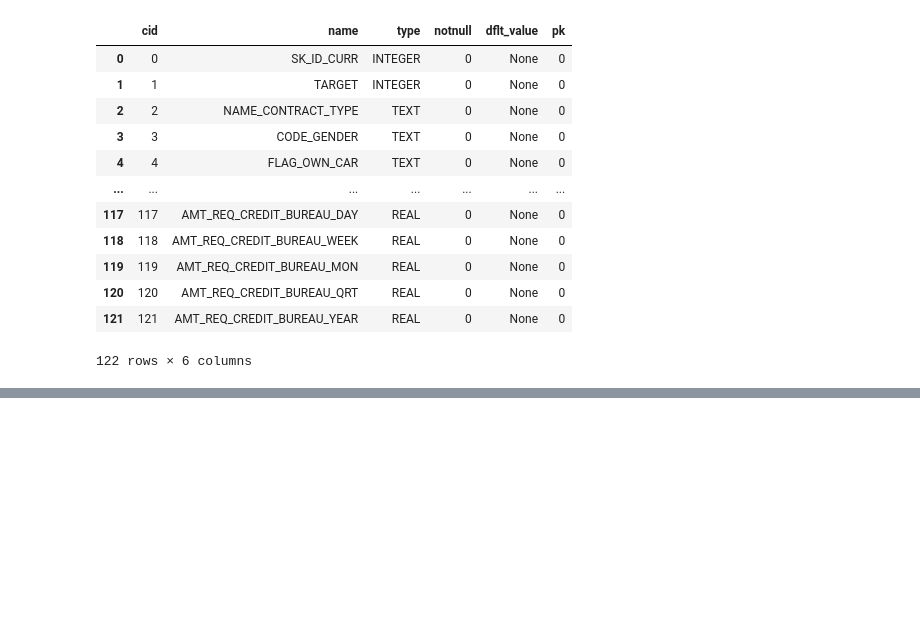
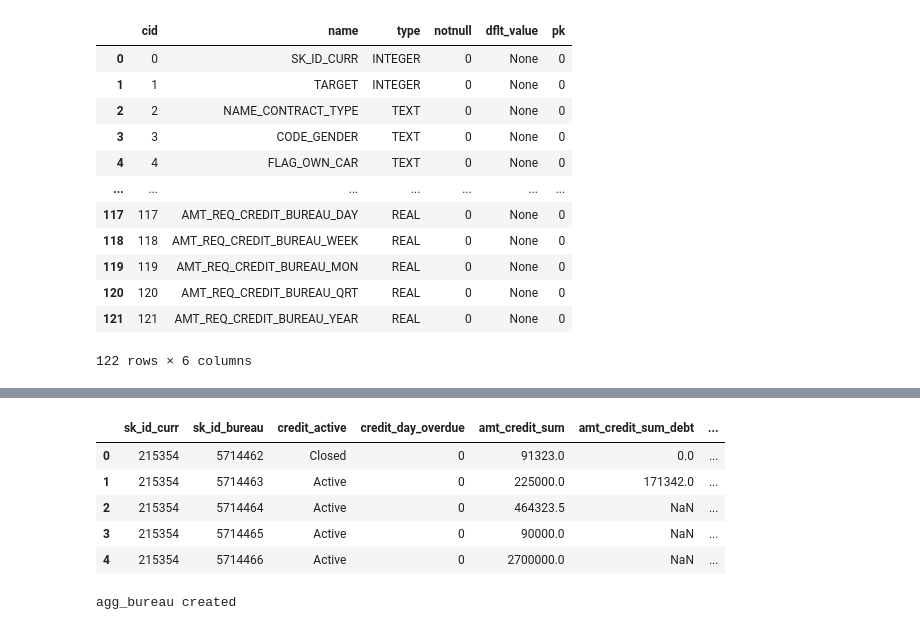
Before and after one commit to Fulankeee/Credit-Risk-Early-Warning-Project, a Jupyter notebook: notebooks/01_eda.ipynb, the cells around one changed output, grey strips where cells are left out. Drawn from its saved outputs; the diff is of its cells as text; code cells hidden in the pictures; blank space fills up the shorter version.

```diff
--- a/notebooks/01_eda.ipynb
+++ b/notebooks/01_eda.ipynb
@@ -231,0 +318,49 @@ conn.commit()
+# %%
+pd.read_sql("""
+SELECT *
+FROM stg_bureau
+LIMIT 5;
+""", conn)
+# %% [output]
+|  | sk_id_curr | sk_id_bureau | credit_active | credit_day_overdue | amt_credit_sum | amt_credit_sum_debt | ... |
+| 0 | 215354 | 5714462 | Closed | 0 | 91323.0 | 0.0 | ... |
+| 1 | 215354 | 5714463 | Active | 0 | 225000.0 | 171342.0 | ... |
+| 2 | 215354 | 5714464 | Active | 0 | 464323.5 | NaN | ... |
+| 3 | 215354 | 5714465 | Active | 0 | 90000.0 | NaN | ... |
+| 4 | 215354 | 5714466 | Active | 0 | 2700000.0 | NaN | ... |
+# %%
+# AGG table
+cur = conn.cursor()
+cur.execute("""
+CREATE TABLE agg_bureau AS
+SELECT
+    SK_ID_CURR,
+
+    COUNT(*) AS bureau_loan_count,
+
+    SUM(amt_credit_sum_overdue) AS bureau_total_days_overdue,
+    AVG(amt_credit_sum_overdue) AS bureau_avg_days_overdue,
+
+    SUM(amt_credit_sum) AS bureau_total_credit,
+    SUM(amt_credit_sum_debt) AS bureau_total_debt,
+
+    AVG(amt_credit_sum_debt / NULLIF(amt_credit_sum,0))
+        AS bureau_avg_utilization,
+
+    SUM(CASE WHEN credit_active = 'Active' THEN 1 ELSE 0 END)
+        AS bureau_active_loans,
+
+    SUM(CASE WHEN credit_active = 'Closed' THEN 1 ELSE 0 END)
+        AS bureau_closed_loans
+
+FROM stg_bureau
+GROUP BY SK_ID_CURR;
+
+
+""")
+
+conn.commit()
+
+print("agg_bureau created")
+# %% [output]
+agg_bureau created
```
Also changed, not shown: parts of 15 cells of this notebook.
